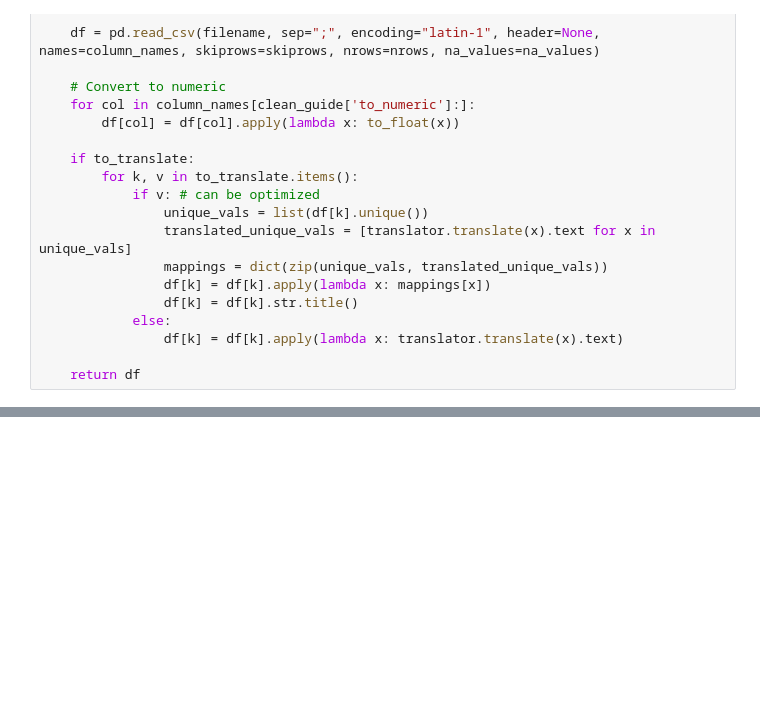
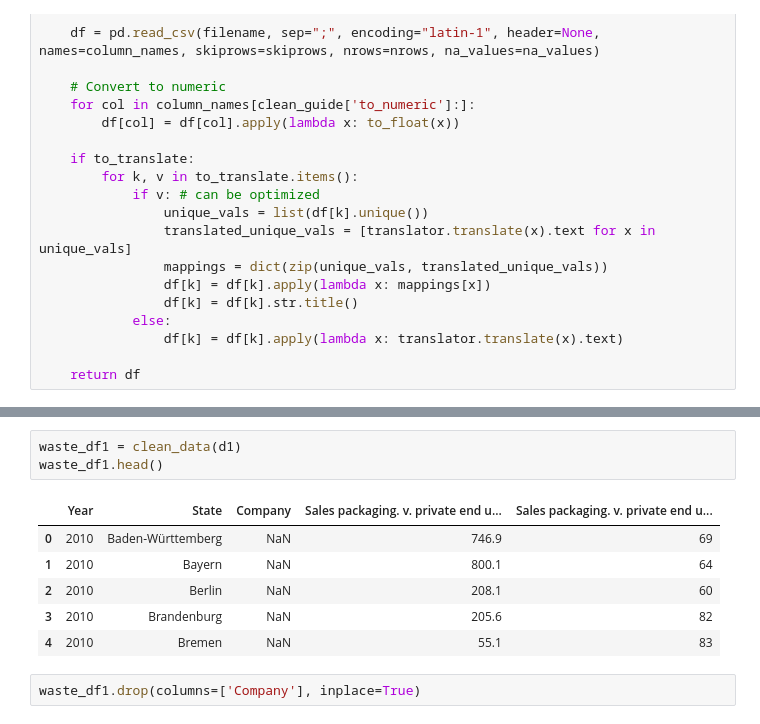
Before and after one commit to UyenDhNguyen/Germany-Waste-Management-Analysis, a Jupyter notebook: Data/Genesis_Destatis/Sales Packaging/clean_sales_packaging.ipynb, the cells around one changed output, grey strips where cells are left out. Cells and saved outputs as stored; diff of their text form; blank space fills up the shorter version.

Commit message:
sales packaging clean config for last 4 files, clean 32136-0010

```diff
--- a/Data/Genesis_Destatis/Sales Packaging/clean_sales_packaging.ipynb
+++ b/Data/Genesis_Destatis/Sales Packaging/clean_sales_packaging.ipynb
@@ -77,2 +118,14 @@ d4 = {
     "to_numeric": 2
 }
+# %%
+waste_df1 = clean_data(d1)
+waste_df1.head()
+# %% [output]
+|  | Year | State | Company | Sales packaging. v. private end u... | Sales packaging. v. private end u... |
+| 0 | 2010 | Baden-Württemberg | NaN | 746.9 | 69 |
+| 1 | 2010 | Bayern | NaN | 800.1 | 64 |
+| 2 | 2010 | Berlin | NaN | 208.1 | 60 |
+| 3 | 2010 | Brandenburg | NaN | 205.6 | 82 |
+| 4 | 2010 | Bremen | NaN | 55.1 | 83 |
+# %%
+waste_df1.drop(columns=['Company'], inplace=True)
```
Also changed, not shown: parts of 3 cells of this notebook, 2 other files.
